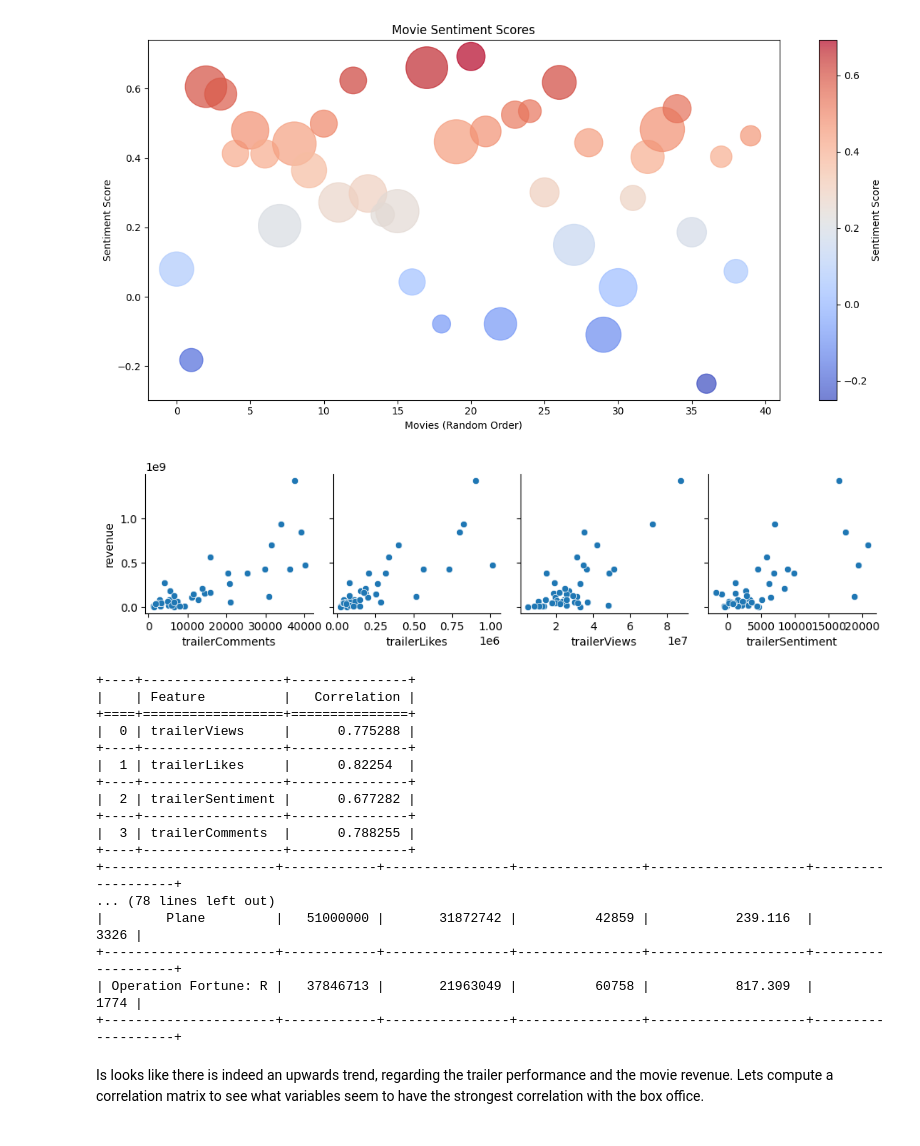
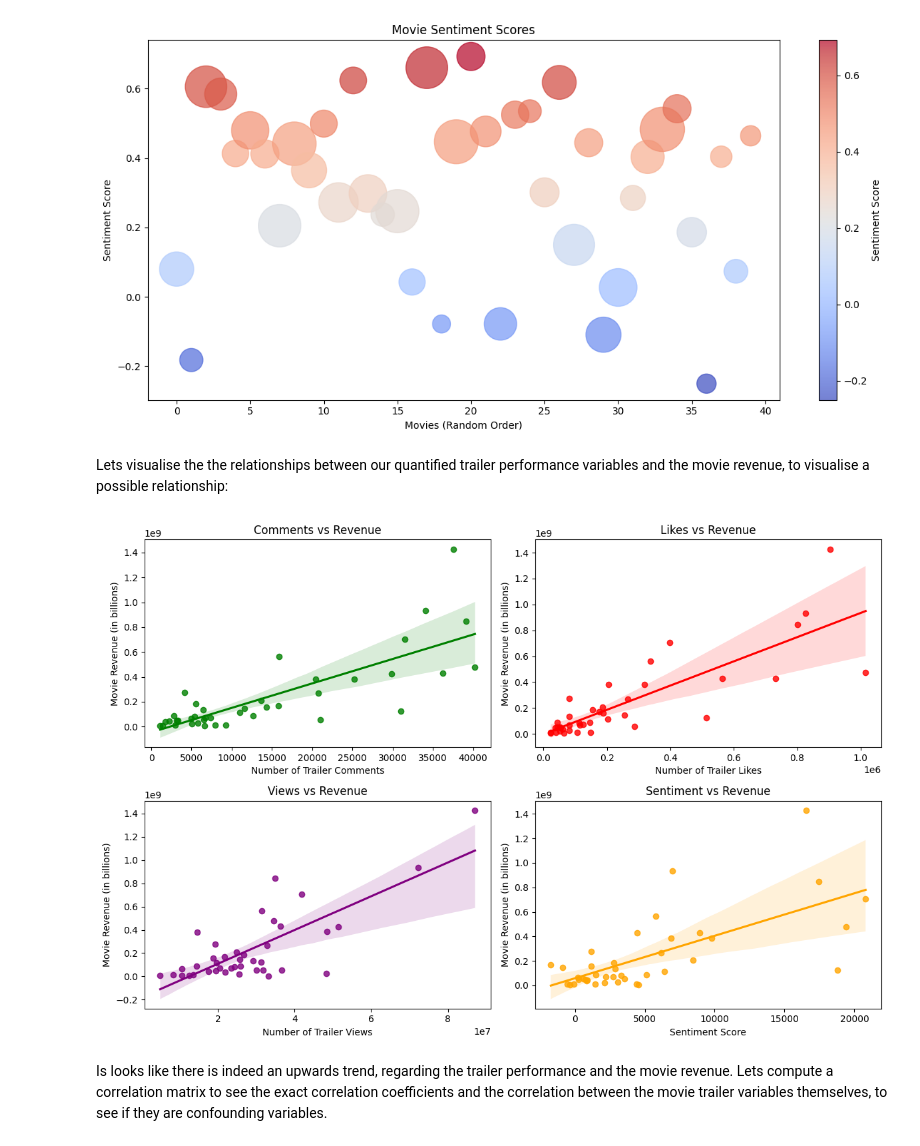
Before and after one commit to SamSlotemaker/social-web-analysis, a Jupyter notebook: research_paper_notebook.ipynb, the cells around one changed output. Saved outputs shown, nothing was run; the diff lists cells and outputs as text; code cells hidden in the pictures.

```diff
--- a/research_paper_notebook.ipynb
+++ b/research_paper_notebook.ipynb
@@ -252,47 +229,37 @@ def visualize_sentiment(sentiment_by_movie_id, movie_data):
 visualize_sentiment(sentiment_by_movie_id, movie_data)
 # %% [output]
 [figure]
-# %%
-sns.pairplot(data, x_vars=["trailerComments", "trailerLikes", "trailerViews", "trailerSentiment"], y_vars="revenue", kind="scatter")
-plt.show()
-# %% [output]
-[figure, removed]
-# %%
-# Calculate correlations between revenue and other features
-correlation_table = data.corr(numeric_only=True)["revenue"].drop("revenue").reset_index()
-correlation_table.columns = ["Feature", "Correlation"]
-
-# Display as a tabulate table
-print(tabulate(correlation_table, headers="keys", tablefmt="grid"))
-
-# Limit the movie name length (e.g., to 20 characters)
-data['movieNames'] = data['movieNames'].apply(lambda x: x[:20] if len(x) > 20 else x)
-
-# Display the full table with features for each movie using tabulate
-movie_features_table = data[["movieNames", "revenue", "trailerViews", "trailerLikes", "trailerSentiment", "trailerComments"]]
-
-# Display the table with tabulate, adding specific alignment and column widths for readability
-print(tabulate(movie_features_table, headers="keys", tablefmt="grid", showindex=False, stralign="center"))
-# %% [output]
-+----+------------------+---------------+
-|    | Feature          |   Correlation |
-+====+==================+===============+
-|  0 | trailerViews     |      0.775288 |
-+----+------------------+---------------+
-|  1 | trailerLikes     |      0.82254  |
-+----+------------------+---------------+
-|  2 | trailerSentiment |      0.677282 |
-+----+------------------+---------------+
-|  3 | trailerComments  |      0.788255 |
-+----+------------------+---------------+
-+----------------------+------------+----------------+----------------+--------------------+-------------------+
-... (78 lines left out)
-|        Plane         |   51000000 |       31872742 |          42859 |           239.116  |              3326 |
-+----------------------+------------+----------------+----------------+--------------------+-------------------+
-| Operation Fortune: R |   37846713 |       21963049 |          60758 |           817.309  |              1774 |
-+----------------------+------------+----------------+----------------+--------------------+-------------------+
+# %% [markdown]
+Lets visualise the the relationships between our quantified trailer performance variables and the movie revenue, to visualise a possible relationship:
+# %%
+fig, axes = plt.subplots(2, 2, figsize=(12, 8))  # Create a 2x2 grid of subplots
+
+sns.regplot(data=data, x="trailerComments", y="revenue", ax=axes[0, 0], color="green")
+axes[0, 0].set_title("Comments vs Revenue")
+axes[0, 0].set_xlabel("Number of Trailer Comments")  # Custom x-axis label
+axes[0, 0].set_ylabel("Movie Revenue (in billions)")  # Custom y-axis label
+
+sns.regplot(data=data, x="trailerLikes", y="revenue", ax=axes[0, 1], color="red")
+axes[0, 1].set_title("Likes vs Revenue")
+axes[0, 1].set_xlabel("Number of Trailer Likes")  # Custom x-axis label
+axes[0, 1].set_ylabel("Movie Revenue (in billions)")  # Custom y-axis label
+
+sns.regplot(data=data, x="trailerViews", y="revenue", ax=axes[1, 0], color="purple")
+axes[1, 0].set_title("Views vs Revenue")
+axes[1, 0].set_xlabel("Number of Trailer Views")  # Custom x-axis label
+axes[1, 0].set_ylabel("Movie Revenue (in billions)")  # Custom y-axis label
+
+sns.regplot(data=data, x="trailerSentiment", y="revenue", ax=axes[1, 1], color="orange")
+axes[1, 1].set_title("Sentiment vs Revenue")
+axes[1, 1].set_xlabel("Sentiment Score")  # Custom x-axis label
+axes[1, 1].set_ylabel("Movie Revenue (in billions)")  # Custom y-axis label
+
+plt.tight_layout()  # Adjust spacing between subplots
+plt.show()
+# %% [output]
+[figure, added]
 # %% [markdown]
-Is looks like there is indeed an upwards trend, regarding the trailer performance and the movie revenue. Lets compute a correlation matrix to see what variables seem to have the strongest correlation with the box office.
+Is looks like there is indeed an upwards trend, regarding the trailer performance and the movie revenue. Lets compute a correlation matrix to see the exact correlation coefficients and the correlation between the movie trailer variables themselves, to see if they are confounding variables.
 # %%
 correlation_matrix = data.corr(numeric_only=True)
 print(correlation_matrix)
```
Also changed, not shown: parts of 22 cells of this notebook.
